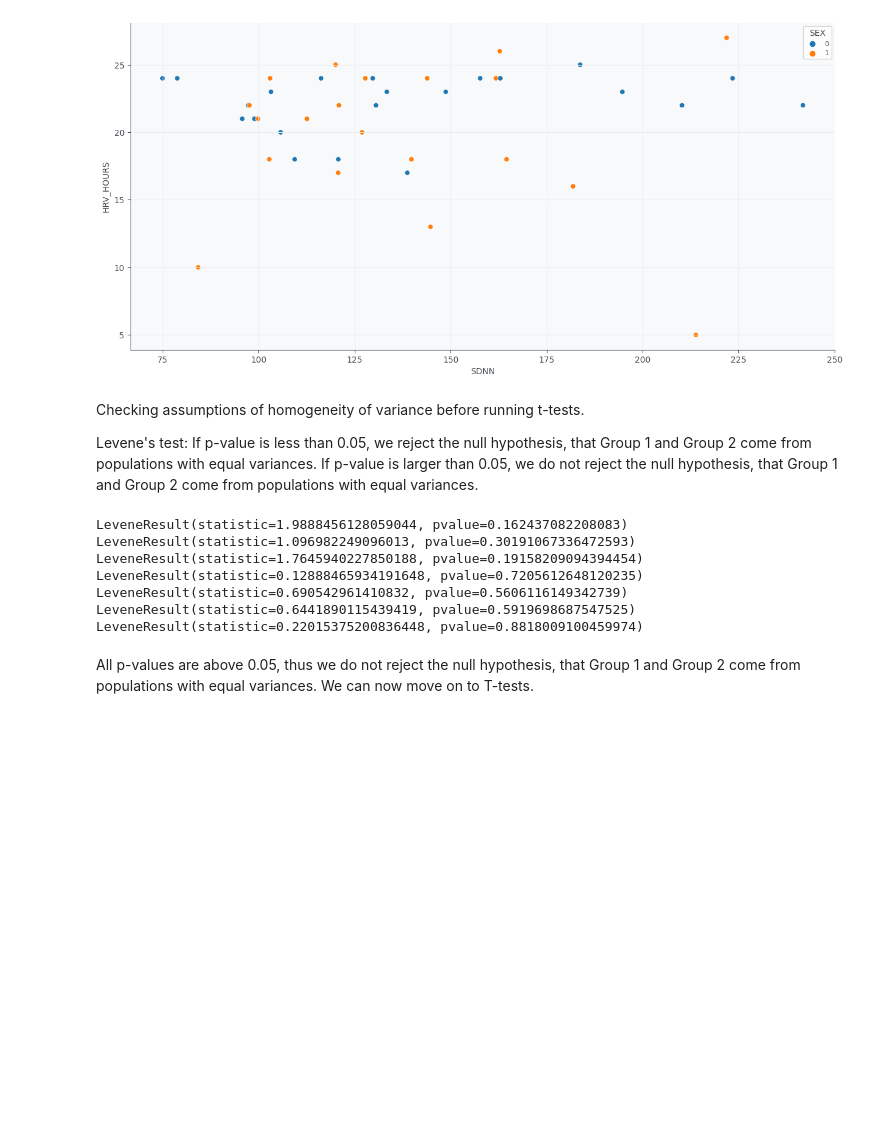
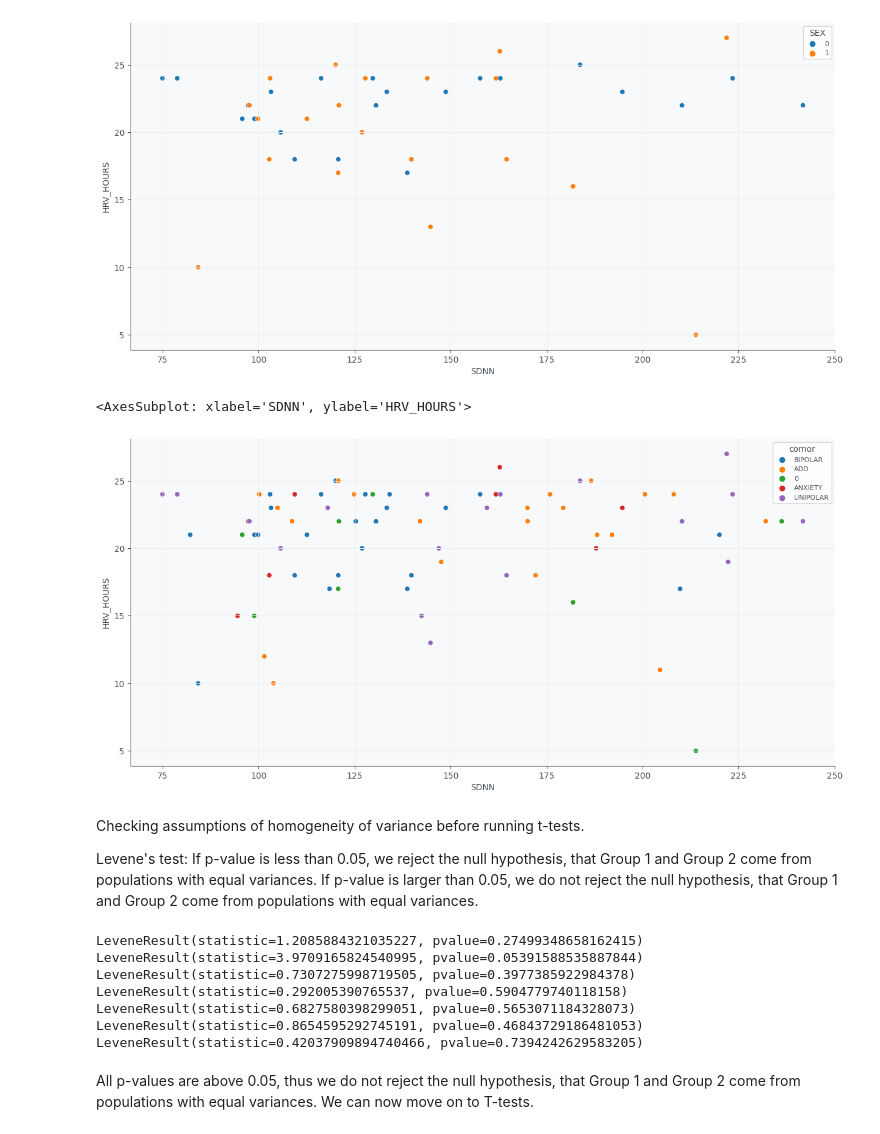
Before and after one commit to GacildaAnne/Thesis-ADHD-HRV, a Jupyter notebook: Thesis_code.ipynb, the cells around one changed output. Saved outputs shown, nothing was run; the diff lists cells and outputs as text; code cells hidden in the pictures; blank space fills up the shorter version.

```diff
--- a/Thesis_code.ipynb
+++ b/Thesis_code.ipynb
@@ -488,3 +486,26 @@ sns.scatterplot(x=control['SDNN'], y=control['HRV_HOURS'], hue=control['SEX'], l
+# %%
+# Try to plot comorbidities.
+patient_info = patient_info[patient_info['HRV']==1]
+patient_info = patient_info[["ID", "SEX", "AGE", "ADHD", "HRV", "HRV_TIME", "HRV_HOURS", "ADD", "BIPOLAR", "UNIPOLAR", "ANXIETY"]]
+
+conditions = [
+    (patient_info["ADD"] == 1),
+    (patient_info["BIPOLAR"] == 1),
+    (patient_info["UNIPOLAR"] == 1),
+    (patient_info["ANXIETY"] == 1)
+]
+
+co = ["ADD", "BIPOLAR", "UNIPOLAR", "ANXIETY"]
+
+HRV_df["comor"] = np.select(conditions, co)
+
+# Scatterplot. SDNN on x-axis, HRV_HOURS on y-axis
+fig, ax = plt.subplots(figsize=(15, 7))
+
+sns.scatterplot(x=HRV_df['SDNN'], y=HRV_df['HRV_HOURS'], hue=HRV_df['comor'], legend='full', ax=ax)
+# %% [output]
+<AxesSubplot: xlabel='SDNN', ylabel='HRV_HOURS'>
+[figure, added]
 # %% [markdown]
 Checking assumptions of homogeneity of variance before running t-tests.
 
@@ -498,55 +519,55 @@ If p-value is larger than 0.05, we do not reject the null hypothesis, that Group
 print(levene(adhd['SDNN'], control['SDNN']))
 
 # ADHD - male vs female *
-adhd_m = HRV_df.loc[(HRV_df['ADHD']== 1) & (HRV_df['Gender']== 1)]
-adhd_f = HRV_df.loc[(HRV_df['ADHD']== 1) & (HRV_df['Gender']== 0)]
+adhd_m = HRV_df.loc[(HRV_df['ADHD']== 1) & (HRV_df['SEX']== 1)]
+adhd_f = HRV_df.loc[(HRV_df['ADHD']== 1) & (HRV_df['SEX']== 0)]
 
 print(levene(adhd_m['SDNN'], adhd_f['SDNN']))
 
 # Control - male vs female *
-control_m = HRV_df.loc[(HRV_df['ADHD']== 0) & (HRV_df['Gender']== 1)]
-control_f = HRV_df.loc[(HRV_df['ADHD']== 0) & (HRV_df['Gender']== 0)]
+control_m = HRV_df.loc[(HRV_df['ADHD']== 0) & (HRV_df['SEX']== 1)]
+control_f = HRV_df.loc[(HRV_df['ADHD']== 0) & (HRV_df['SEX']== 0)]
 
 print(levene(control_m['SDNN'], control_f['SDNN']))
 
 # All male vs female (regardless of participant group) *
-male = HRV_df.loc[(HRV_df['Gender']== 1)]
-female = HRV_df.loc[(HRV_df['Gender']== 0)]
+male = HRV_df.loc[(HRV_df['SEX']== 1)]
+female = HRV_df.loc[(HRV_df['SEX']== 0)]
 
 print(levene(male['SDNN'], female['SDNN']))
 
 # All Age groups *
-age1 = HRV_df.loc[(HRV_df['Age']== 1)]
-age2 = HRV_df.loc[(HRV_df['Age']== 2)]
-age3 = HRV_df.loc[(HRV_df['Age']== 3)]
-age4 = HRV_df.loc[(HRV_df['Age']== 4)]
+age1 = HRV_df.loc[(HRV_df['AGE']== 1)]
+age2 = HRV_df.loc[(HRV_df['AGE']== 2)]
+age3 = HRV_df.loc[(HRV_df['AGE']== 3)]
+age4 = HRV_df.loc[(HRV_df['AGE']== 4)]
 
 print(levene(age1['SDNN'], age2['SDNN'], age3['SDNN'], age4['SDNN']))
 
 
 # ADHD - age groups *
-adhdage1 = HRV_df.loc[(HRV_df['Age']== 1)&(HRV_df['ADHD']== 1)]
-adhdage2 = HRV_df.loc[(HRV_df['Age']== 2)&(HRV_df['ADHD']== 1)]
-adhdage3 = HRV_df.loc[(HRV_df['Age']== 3)&(HRV_df['ADHD']== 1)]
-adhdage4 = HRV_df.loc[(HRV_df['Age']== 4)&(HRV_df['ADHD']== 1)]
+adhdage1 = HRV_df.loc[(HRV_df['AGE']== 1)&(HRV_df['ADHD']== 1)]
+adhdage2 = HRV_df.loc[(HRV_df['AGE']== 2)&(HRV_df['ADHD']== 1)]
+adhdage3 = HRV_df.loc[(HRV_df['AGE']== 3)&(HRV_df['ADHD']== 1)]
+adhdage4 = HRV_df.loc[(HRV_df['AGE']== 4)&(HRV_df['ADHD']== 1)]
 
 print(levene(adhdage1['SDNN'], adhdage2['SDNN'], adhdage3['SDNN'], adhdage4['SDNN']))
 
 # Control - age groups *
-controlage1 = HRV_df.loc[(HRV_df['Age']== 1)&(HRV_df['ADHD']== 0)]
-controlage2 = HRV_df.loc[(HRV_df['Age']== 2)&(HRV_df['ADHD']== 0)]
-controlage3 = HRV_df.loc[(HRV_df['Age']== 3)&(HRV_df['ADHD']== 0)]
-controlage4 = HRV_df.loc[(HRV_df['Age']== 4)&(HRV_df['ADHD']== 0)]
+controlage1 = HRV_df.loc[(HRV_df['AGE']== 1)&(HRV_df['ADHD']== 0)]
+controlage2 = HRV_df.loc[(HRV_df['AGE']== 2)&(HRV_df['ADHD']== 0)]
+controlage3 = HRV_df.loc[(HRV_df['AGE']== 3)&(HRV_df['ADHD']== 0)]
+controlage4 = HRV_df.loc[(HRV_df['AGE']== 4)&(HRV_df['ADHD']== 0)]
 
 print(levene(controlage1['SDNN'], controlage2['SDNN'], controlage3['SDNN'], controlage4['SDNN']))
 # %% [output]
-LeveneResult(statistic=1.9888456128059044, pvalue=0.162437082208083)
-LeveneResult(statistic=1.096982249096013, pvalue=0.30191067336472593)
-LeveneResult(statistic=1.7645940227850188, pvalue=0.19158209094394454)
-LeveneResult(statistic=0.12888465934191648, pvalue=0.7205612648120235)
-LeveneResult(statistic=0.690542961410832, pvalue=0.5606116149342739)
-LeveneResult(statistic=0.6441890115439419, pvalue=0.5919698687547525)
-LeveneResult(statistic=0.22015375200836448, pvalue=0.8818009100459974)
+LeveneResult(statistic=1.2085884321035227, pvalue=0.27499348658162415)
+LeveneResult(statistic=3.9709165824540995, pvalue=0.05391588535887844)
+LeveneResult(statistic=0.7307275998719505, pvalue=0.3977385922984378)
+LeveneResult(statistic=0.292005390765537, pvalue=0.5904779740118158)
+LeveneResult(statistic=0.6827580398299051, pvalue=0.5653071184328073)
+LeveneResult(statistic=0.8654595292745191, pvalue=0.46843729186481053)
+LeveneResult(statistic=0.42037909894740466, pvalue=0.7394242629583205)
 # %% [markdown]
 All p-values are above 0.05, thus we do not reject the null hypothesis, that Group 1 and Group 2 come from populations with equal variances.
 We can now move on to T-tests.
```
Also changed, not shown: parts of 3 cells of this notebook.
